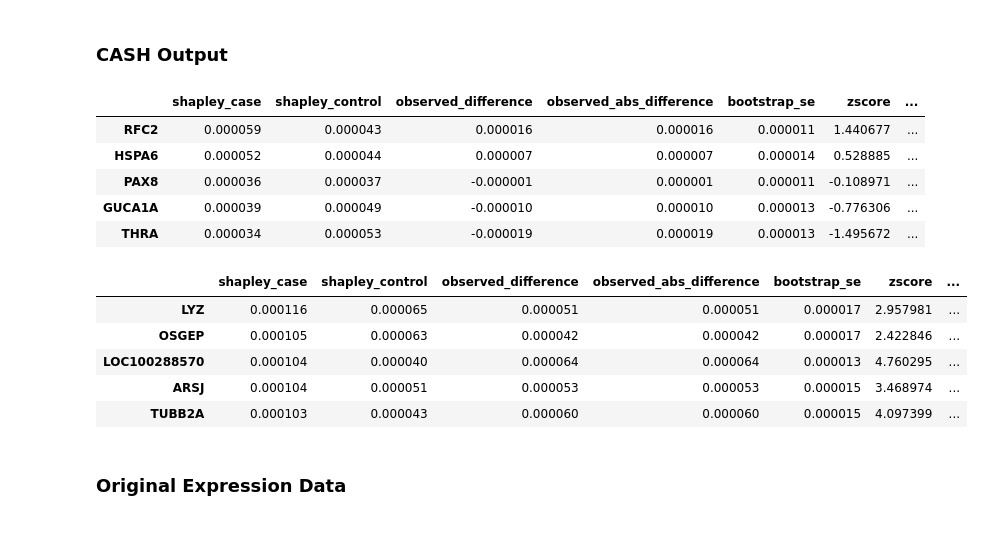
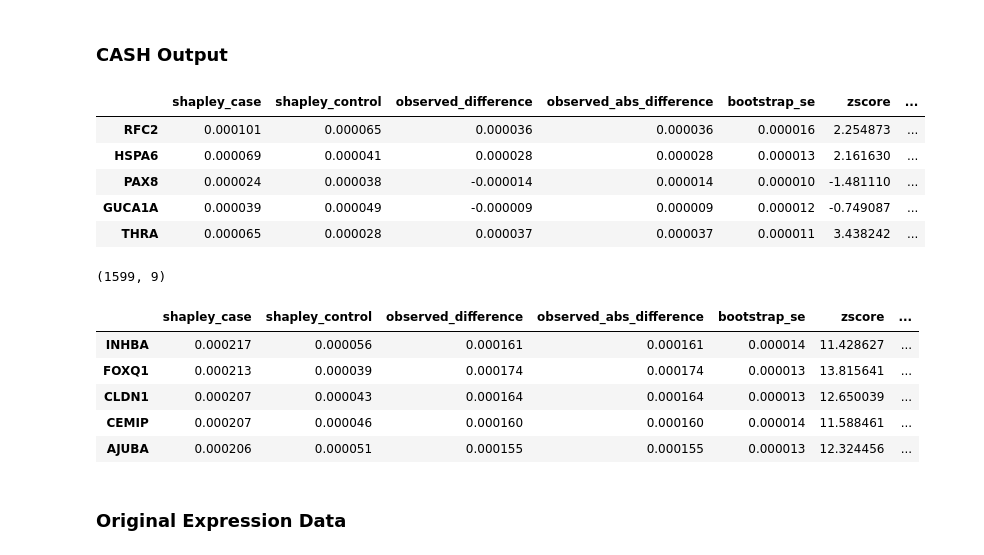
Before and after one commit to nicolasthiel/games-and-genes, a Jupyter notebook: src/scripts/CASh_analysis.ipynb, the cells around one changed output. Saved outputs shown, nothing was run; the diff lists cells and outputs as text; code cells hidden in the pictures.

```diff
--- a/src/scripts/CASh_analysis.ipynb
+++ b/src/scripts/CASh_analysis.ipynb
@@ -13,44 +14,54 @@ from pathlib import Path
 # %% [markdown]
 ### CASH Output
 # %%
-DATA_DIR = Path("C:/Users/P70099789/OneDrive - Maastricht University/Documents/GitHub/games-and-genes/data/")
-RESULT_DIR = Path("C:/Users/P70099789/OneDrive - Maastricht University/Documents/GitHub/games-and-genes/results/")
-DATASET = "E-MTAB-6698_rand"
+DATA_DIR = Path("C:/Users/P70099789/Projects/games-and-genes/data/")
+RESULT_DIR = Path("C:/Users/P70099789/Projects/games-and-genes/results/")
+DATASET = "E-MTAB-6698"
 RUN = "latest"
 COMPARISON = "normal_vs_tumor"
 DIRECTION = "plus"
 
-if DIRECTION == "minus":
-    df_results = pd.read_csv(RESULT_DIR / DATASET / RUN / COMPARISON / "results_minus.csv", index_col=0)
-else:
-    df_results = pd.read_csv(RESULT_DIR / DATASET / RUN / COMPARISON / "results_plus.csv", index_col=0)
+# DATA_DIR = Path("C:/Users/P70099789/Projects/games-and-genes/data/")
+# RESULT_DIR = Path("C:/Users/P70099789/Projects/games-and-genes/results/")
+# DATASET = "GSE42568"
+# RUN = "latest"
+# COMPARISON = "normal_vs_tumor"
+# DIRECTION = "minus"
 
+with open(RESULT_DIR / DATASET / RUN / "config.json") as f:
+    config = json.load(f)
+comparisons_by_name = {comp["experiment_name"]: comp for comp in config["comparisons"]}
+comparison = comparisons_by_name[COMPARISON]
+
+df_results = pd.read_csv(RESULT_DIR / DATASET / RUN / COMPARISON / DIRECTION / "results.csv", index_col=0)
 df_results.head()
 # %% [output]
 |  | shapley_case | shapley_control | observed_difference | observed_abs_difference | bootstrap_se | zscore | ... |
-| RFC2 | 0.000059 | 0.000043 | 0.000016 | 0.000016 | 0.000011 | 1.440677 | ... |
-| HSPA6 | 0.000052 | 0.000044 | 0.000007 | 0.000007 | 0.000014 | 0.528885 | ... |
-| PAX8 | 0.000036 | 0.000037 | -0.000001 | 0.000001 | 0.000011 | -0.108971 | ... |
-| GUCA1A | 0.000039 | 0.000049 | -0.000010 | 0.000010 | 0.000013 | -0.776306 | ... |
-| THRA | 0.000034 | 0.000053 | -0.000019 | 0.000019 | 0.000013 | -1.495672 | ... |
+| RFC2 | 0.000101 | 0.000065 | 0.000036 | 0.000036 | 0.000016 | 2.254873 | ... |
+| HSPA6 | 0.000069 | 0.000041 | 0.000028 | 0.000028 | 0.000013 | 2.161630 | ... |
+| PAX8 | 0.000024 | 0.000038 | -0.000014 | 0.000014 | 0.000010 | -1.481110 | ... |
+| GUCA1A | 0.000039 | 0.000049 | -0.000009 | 0.000009 | 0.000012 | -0.749087 | ... |
+| THRA | 0.000065 | 0.000028 | 0.000037 | 0.000037 | 0.000011 | 3.438242 | ... |
 # %%
-def filter_and_sort_df(df: pd.DataFrame, pval_threshold=0.05):
+def filter_and_sort_df(df: pd.DataFrame, pval_threshold=0.05) -> pd.DataFrame:
     df = df[df["pval"] < pval_threshold]
     df = df[df["shapley_case"] > df["shapley_case"].mean() + df["shapley_case"].std()]
 
     # return df.sort_values(["pval_adj", "abs_zscore"], ascending=[True, False])
     return df.sort_values("shapley_case", ascending=False)
 
 df_results_filtered = filter_and_sort_df(df_results)
 
+print(df_results_filtered.shape)
 df_results_filtered.head()
 # %% [output]
+(1599, 9)
 |  | shapley_case | shapley_control | observed_difference | observed_abs_difference | bootstrap_se | zscore | ... |
-| LYZ | 0.000116 | 0.000065 | 0.000051 | 0.000051 | 0.000017 | 2.957981 | ... |
-| OSGEP | 0.000105 | 0.000063 | 0.000042 | 0.000042 | 0.000017 | 2.422846 | ... |
-| LOC100288570 | 0.000104 | 0.000040 | 0.000064 | 0.000064 | 0.000013 | 4.760295 | ... |
-| ARSJ | 0.000104 | 0.000051 | 0.000053 | 0.000053 | 0.000015 | 3.468974 | ... |
-| TUBB2A | 0.000103 | 0.000043 | 0.000060 | 0.000060 | 0.000015 | 4.097399 | ... |
+| INHBA | 0.000217 | 0.000056 | 0.000161 | 0.000161 | 0.000014 | 11.428627 | ... |
+| FOXQ1 | 0.000213 | 0.000039 | 0.000174 | 0.000174 | 0.000013 | 13.815641 | ... |
+| CLDN1 | 0.000207 | 0.000043 | 0.000164 | 0.000164 | 0.000013 | 12.650039 | ... |
+| CEMIP | 0.000207 | 0.000046 | 0.000160 | 0.000160 | 0.000014 | 11.588461 | ... |
+| AJUBA | 0.000206 | 0.000051 | 0.000155 | 0.000155 | 0.000013 | 12.324456 | ... |
 # %% [markdown]
 ### Original Expression Data
 # %%
```
Also changed, not shown: parts of 7 cells of this notebook.
